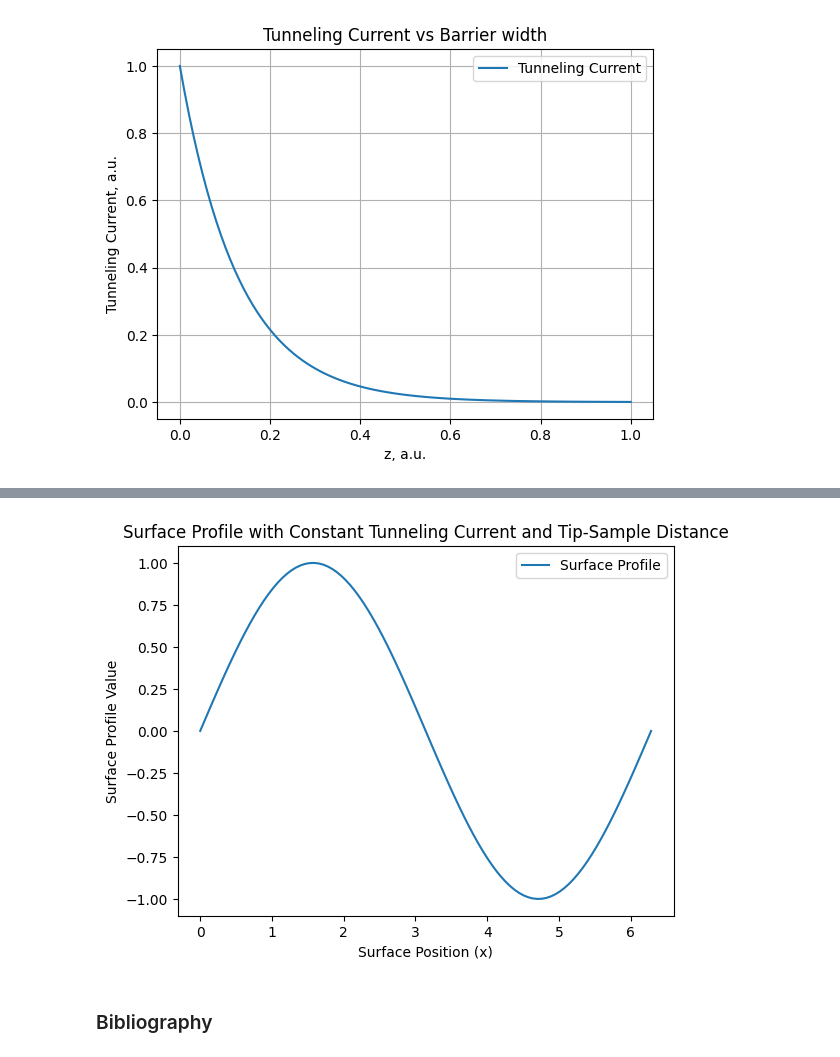
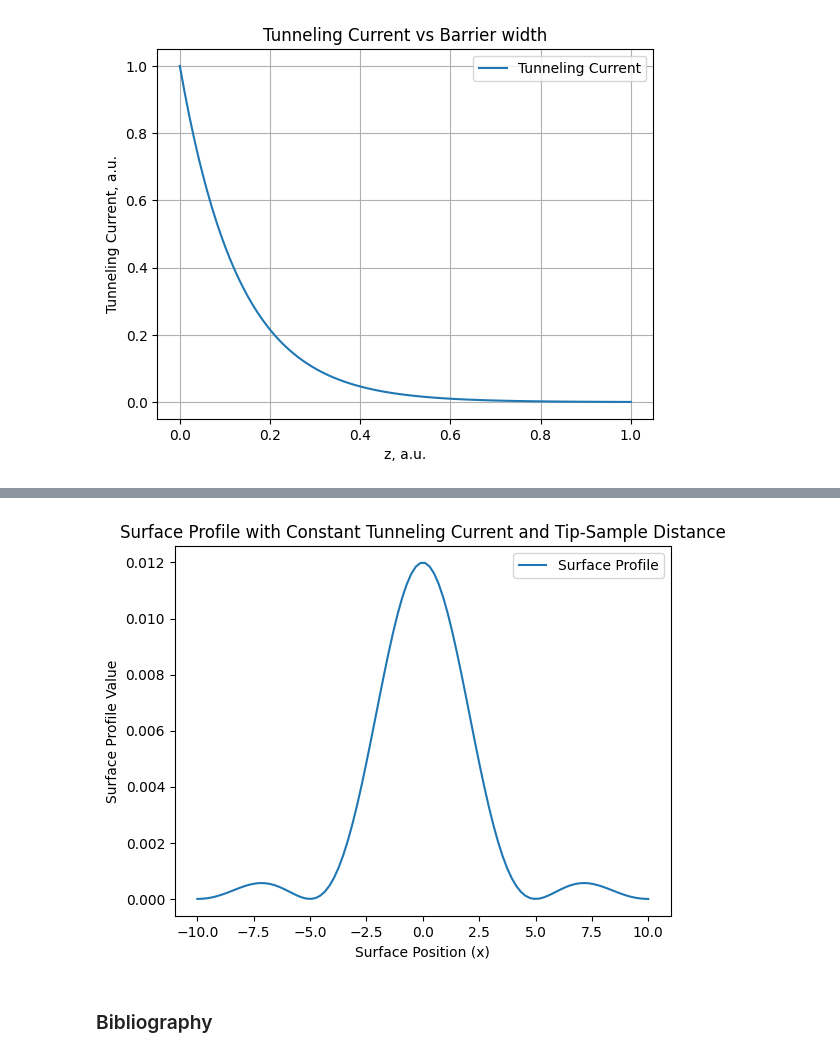
Before and after one commit to MariyaSV78/notebook_STM, a Jupyter notebook: STM/STM.ipynb, the cells around one changed output, grey strips where cells are left out. Saved outputs shown, nothing was run; the diff lists cells and outputs as text; code cells hidden in the pictures.

```diff
--- a/STM/STM.ipynb
+++ b/STM/STM.ipynb
@@ -78,14 +80,19 @@ plt.show()
     - dependence of the tunnel current on the distance between the tip and the surface of the sample (Fig.1c);
 
 """
-# Surface profile function
+
+# Surface profile function sinc^2(x)
+# Parameters for scaling and shifting
+width_scaling_factor = 0.2 # Adjust this value to widen or narrow the peak
+height_scaling_factor = 0.3  # Adjust this value to lower or raise the entire function
+
 def surface_profile(x):
-    return np.sin(x) + np.sin(2 * x) + 0.01 * np.random.normal(size=len(x))
+    return height_scaling_factor * (width_scaling_factor * np.sinc(width_scaling_factor * x))**2
 
 
-x_values = np.linspace(0, 10, 100)
+x_values = np.linspace(-10, 10, 100)
 
-profile = np.cos(x_values) + np.cos(2 * x_values) + 0.01 * np.random.normal(size=len(x_values))
+profile = height_scaling_factor * (width_scaling_factor * np.sinc(width_scaling_factor * x_values))**2
 z0 = np.max(profile) + 0.1 # distance between the tip and sample's surface
 z_values = z0 - surface_profile(x_values)
 
@@ -96,25 +103,26 @@ tunneling_current_surface = I0 * np.exp(-2 * np.sqrt(2 * m * (phi - V)) * z_valu
 # Create a figure with two subplots stacked vertically
 fig, (ax0, ax1, ax2) = plt.subplots(3, 1, sharex=True)
 
-
 # Plot: Distance between tip and surface
 ax0.plot(x_values, profile, color='black') #label='Distance between tip and surface',
 ax0.plot(x_values, z0 * np.ones_like(x_values), label='Trajectory of tip', color='green' )  # Plotting z0(x)
 
-ax0.set_ylabel('z')
+ax0.set_ylabel('z, a.u.')
+ax0.set_yticklabels([])
 ax0.legend(loc='upper right', bbox_to_anchor=(1, 1))
 
 # Plot: Distance between tip and surface
 ax1.plot(x_values, z_values, label='Distance between tip and surface', color='blue') #
-ax1.set_ylabel('$\delta$ z')
+ax1.set_ylabel('$\delta$ z, a,u.')
+ax1.set_yticklabels([])
 ax1.legend(loc='upper right', bbox_to_anchor=(1, 1))
 
 # Plot the results for power-law relationship on the second subplot
 ax2.plot(x_values, tunneling_current_surface, label='Tunneling Current', color='red')
 ax2.set_xlabel('x')
-ax2.set_ylabel('Tunneling Current')
+ax2.set_yticklabels([])
+ax2.set_ylabel('$I_{t}$, a.u.')
 ax2.legend(loc='upper right', bbox_to_anchor=(1, 1))
-
 
 # plt.suptitle('Tunneling Current vs Tip-Sample Separation')
 plt.show()
@@ -123,36 +144,37 @@ plt.show()
 # %%
 """
     Using analitical solutions to find the coordinate a one-dimensional potential barrier :
 
     - dependence of the posution z of the tip ander the surface at tunneling current and distance const (Fig.1b)
 
 """
 # Constants
 I_0 = 1.0  # Constant tunneling current
-d_0 = 0.5  # Constant tip-sample distance
+It = 0.1*10-9
+d = 0.5
 
 # Function for the surface profile (replace with your specific profile)
 def surface_profile(x):
-    return np.sin(x)  # Example: sine wave profile
+    return height_scaling_factor * (width_scaling_factor * np.sinc(width_scaling_factor * x))**2  # Example: sine wave profile
 
 # Generate x values for the surface profile
-x_values = np.linspace(0, 2 * np.pi, 100)
+x_values = np.linspace(-10, 10, 100)
 
 # Generate tunneling current values (constant)
-tunneling_current_values = np.full_like(x_values, I_0)
+z0 = surface_profile(x_values)
 
 # Generate tip-sample distance values (constant)
-tip_sample_distances = np.full_like(x_values, d_0)
+z = z0 + d
 
 # Plotting
 plt.plot(x_values, surface_profile(x_values), label='Surface Profile')
 plt.xlabel('Surface Position (x)')
 plt.ylabel('Surface Profile Value')
 plt.title('Surface Profile with Constant Tunneling Current and Tip-Sample Distance')
 plt.legend()
 plt.show()
 # %% [output]
-[figure, old version]
+[figure, new version]
 # %% [markdown]
 ### Bibliography
 # %% [markdown]
```
Also changed, not shown: parts of 4 cells of this notebook, 3 other files.
